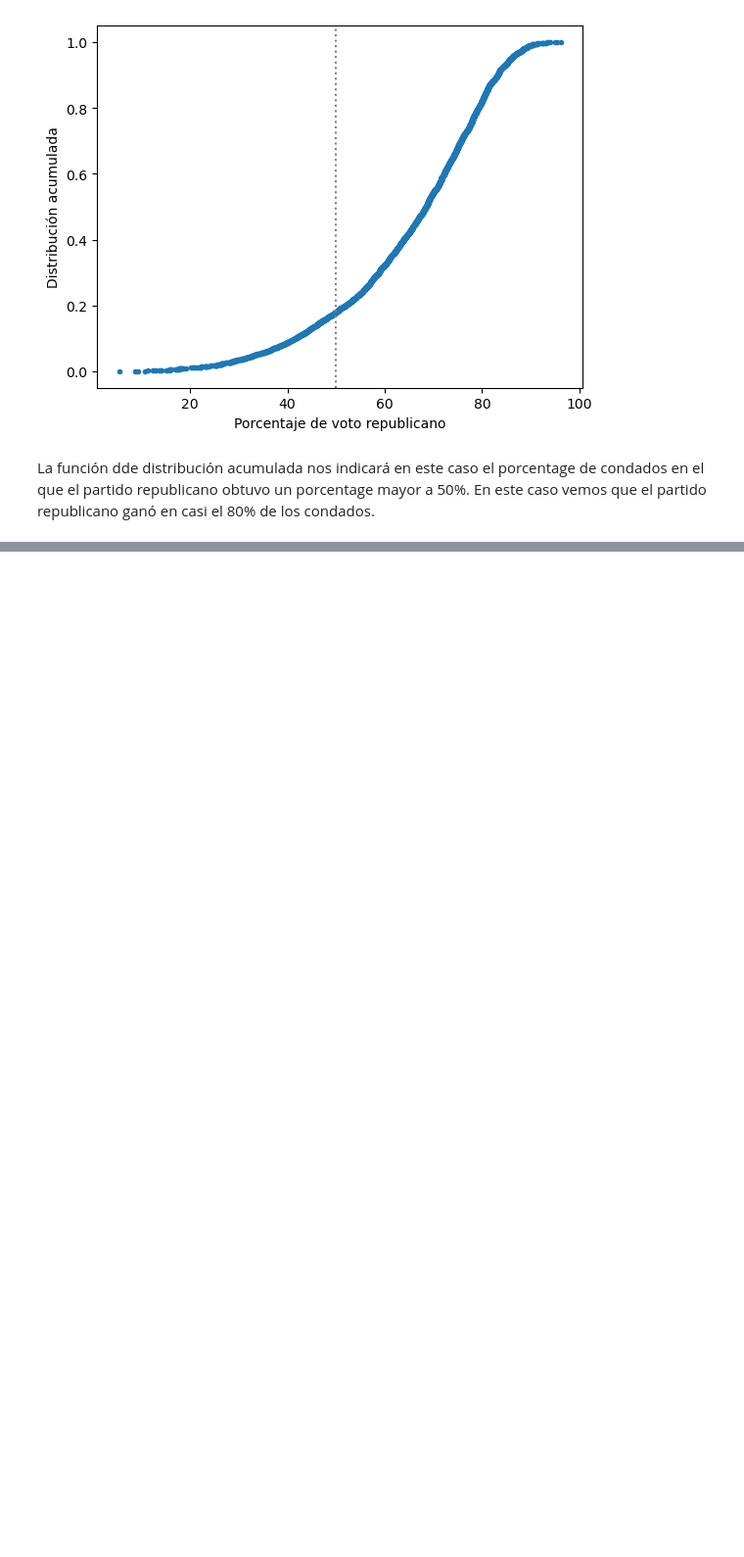
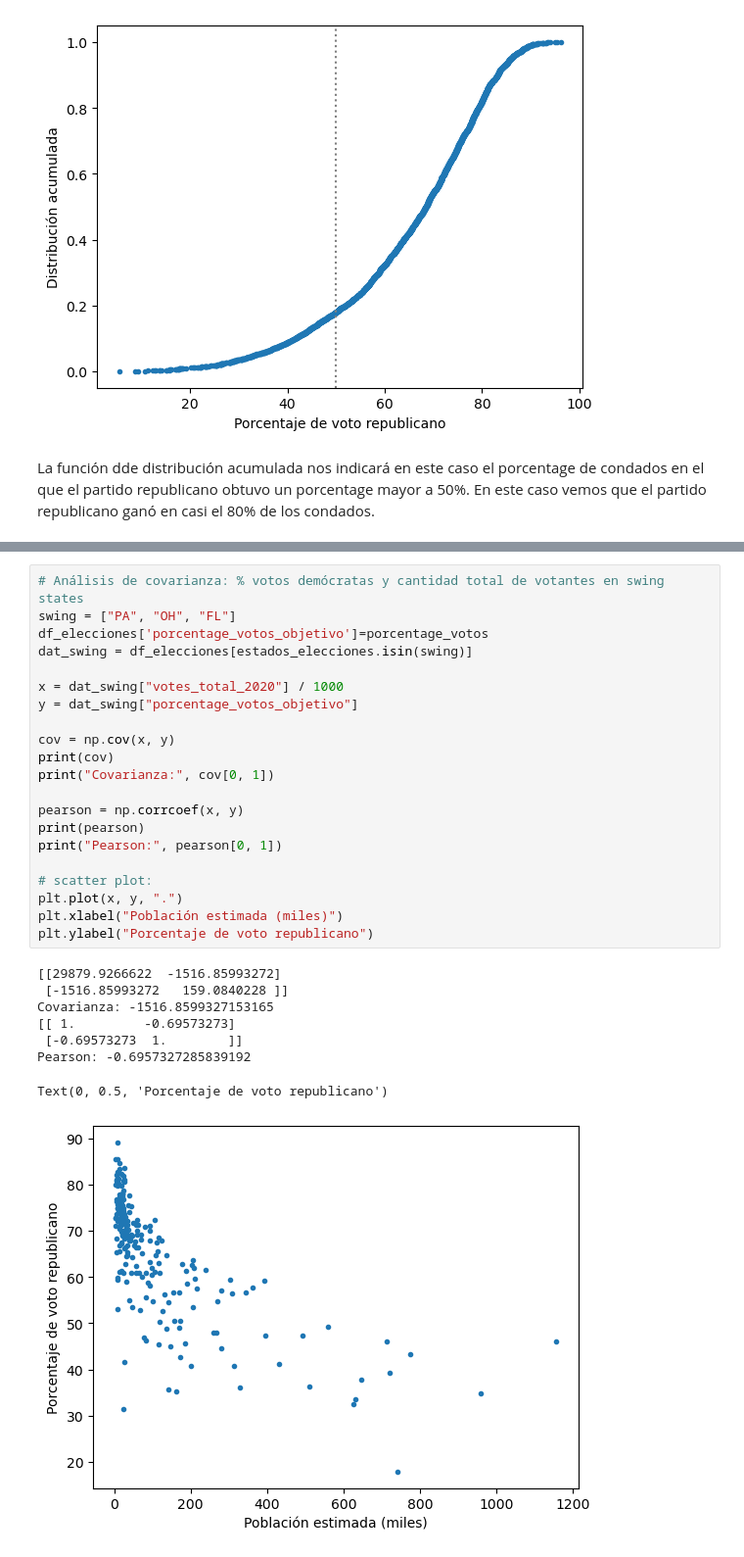
Before and after one commit to mjfura/descriptive_statistical, a Jupyter notebook: estadistica_descriptiva.ipynb, the cells around one changed output, grey strips where cells are left out. Shown at 98% size. Drawn from its saved outputs; the diff is of its cells as text; blank space fills up the shorter version.

```diff
--- a/estadistica_descriptiva.ipynb
+++ b/estadistica_descriptiva.ipynb
@@ -131,0 +164,30 @@ La función dde distribución acumulada nos indicará en este caso el porcentage
+# %%
+# Análisis de covarianza: % votos demócratas y cantidad total de votantes en swing states
+swing = ["PA", "OH", "FL"]
+df_elecciones['porcentage_votos_objetivo']=porcentage_votos
+dat_swing = df_elecciones[estados_elecciones.isin(swing)]
+
+x = dat_swing["votes_total_2020"] / 1000
+y = dat_swing["porcentage_votos_objetivo"]
+
+cov = np.cov(x, y)
+print(cov)
+print("Covarianza:", cov[0, 1])
+
+pearson = np.corrcoef(x, y)
+print(pearson)
+print("Pearson:", pearson[0, 1])
+
+# scatter plot:
+plt.plot(x, y, ".")
+plt.xlabel("Población estimada (miles)")
+plt.ylabel("Porcentaje de voto republicano")
+# %% [output]
+[[29879.9266622  -1516.85993272]
+ [-1516.85993272   159.0840228 ]]
+Covarianza: -1516.8599327153165
+[[ 1.         -0.69573273]
+ [-0.69573273  1.        ]]
+Pearson: -0.6957327285839192
+Text(0, 0.5, 'Porcentaje de voto republicano')
+[figure, added]
```
Also changed, not shown: parts of 7 cells of this notebook, 1 other file.
